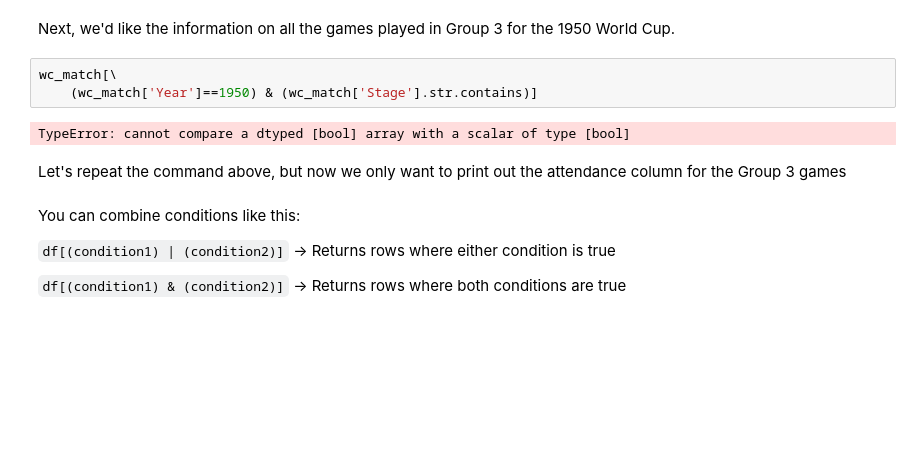
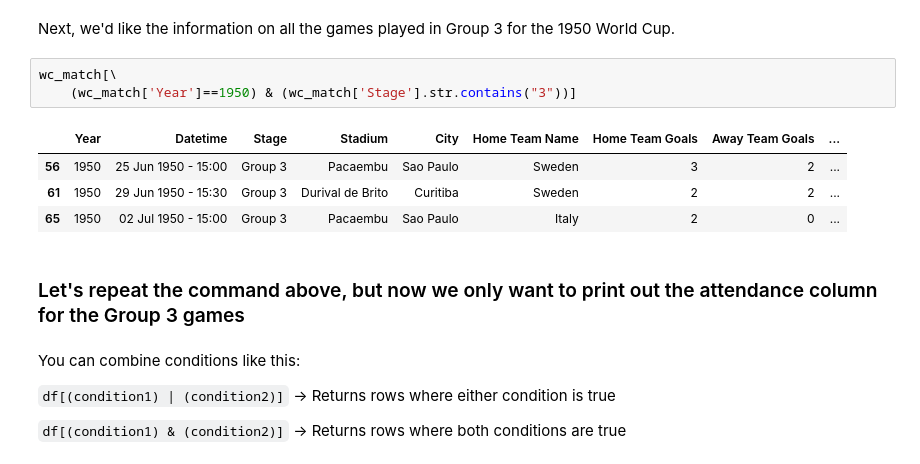
Before and after one commit to powergascan/dsc-accessing-data-with-pandas-lab-dc-ds-071519, a Jupyter notebook: index.ipynb, the cells around one changed output. Drawn from its saved outputs; the diff is of its cells as text; blank space fills up the shorter version.

```diff
--- a/index.ipynb
+++ b/index.ipynb
@@ -115,11 +115,14 @@ wc_match.loc[3:6,["Home Team Name","Away Team Name"]]
 Next, we'd like the information on all the games played in Group 3 for the 1950 World Cup.
 # %%
 wc_match[\
-    (wc_match['Year']==1950) & (wc_match['Stage'].str.contains)]
+    (wc_match['Year']==1950) & (wc_match['Stage'].str.contains("3"))]
 # %% [output]
-TypeError: cannot compare a dtyped [bool] array with a scalar of type [bool]
+|  | Year | Datetime | Stage | Stadium | City | Home Team Name | Home Team Goals | Away Team Goals | ... |
+| 56 | 1950 | 25 Jun 1950 - 15:00 | Group 3 | Pacaembu | Sao Paulo | Sweden | 3 | 2 | ... |
+| 61 | 1950 | 29 Jun 1950 - 15:30 | Group 3 | Durival de Brito | Curitiba | Sweden | 2 | 2 | ... |
+| 65 | 1950 | 02 Jul 1950 - 15:00 | Group 3 | Pacaembu | Sao Paulo | Italy | 2 | 0 | ... |
 # %% [markdown]
-Let's repeat the command above, but now we only want to print out the attendance column for the Group 3 games
+### Let's repeat the command above, but now we only want to print out the attendance column for the Group 3 games
 # %% [markdown]
 You can combine conditions like this:
 
```
